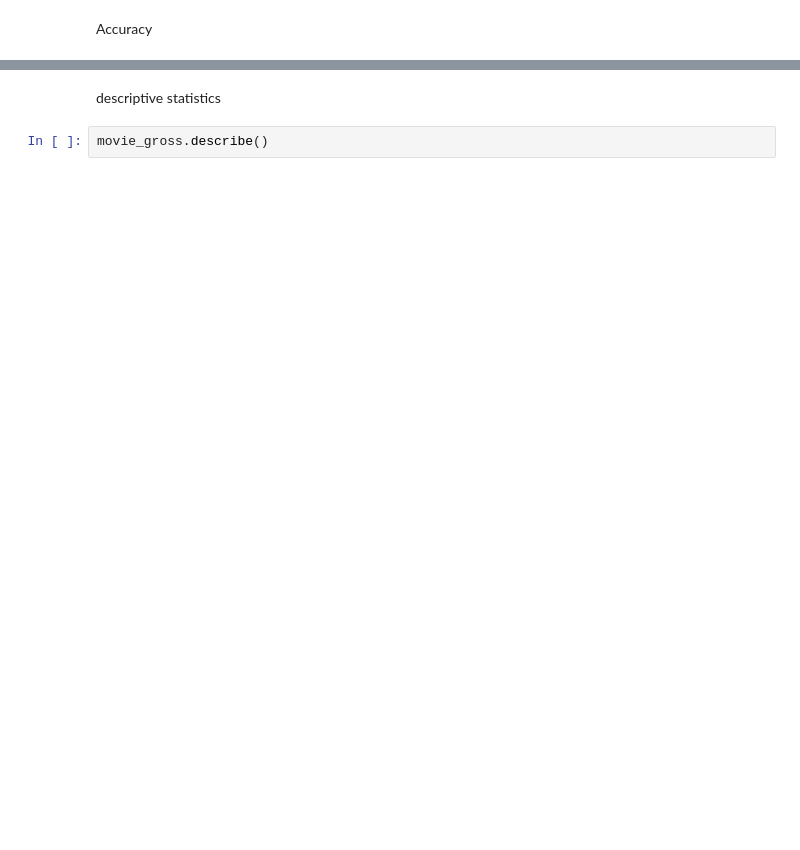
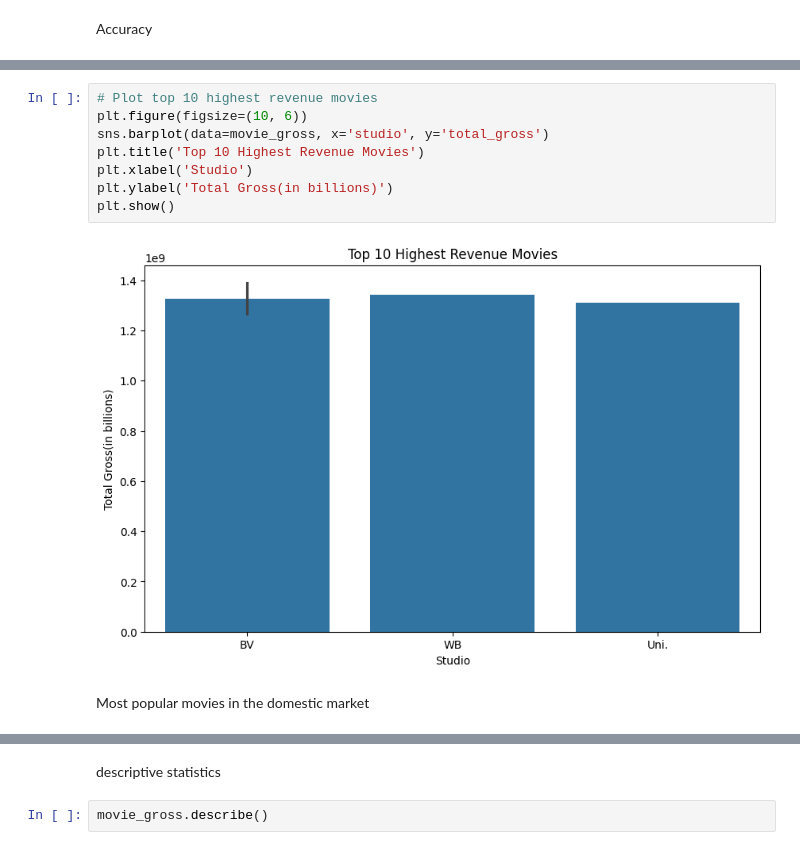
Before and after one commit to SMayienda/sarah_m, a Jupyter notebook: project1.ipynb, the cells around one changed output, grey strips where cells are left out. Cells and saved outputs as stored; diff of their text form; blank space fills up the shorter version.

```diff
--- a/project1.ipynb
+++ b/project1.ipynb
@@ -105,0 +99,12 @@ movie_gross.duplicated().sum(), title_basics.duplicated().sum()
+# %%
+# Plot top 10 highest revenue movies
+plt.figure(figsize=(10, 6))
+sns.barplot(data=movie_gross, x='studio', y='total_gross')
+plt.title('Top 10 Highest Revenue Movies')
+plt.xlabel('Studio')
+plt.ylabel('Total Gross(in billions)')
+plt.show()
+# %% [output]
+[figure, added]
+# %% [markdown]
+Most popular movies in the domestic market
```
Also changed, not shown: parts of 27 cells of this notebook.
